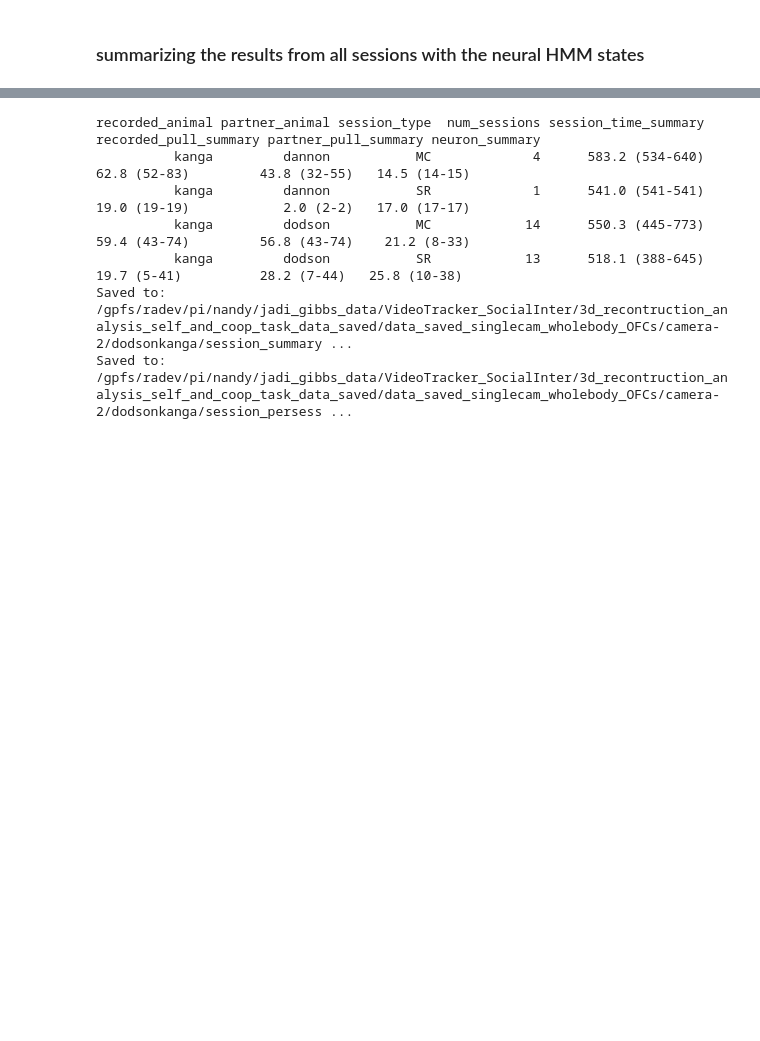
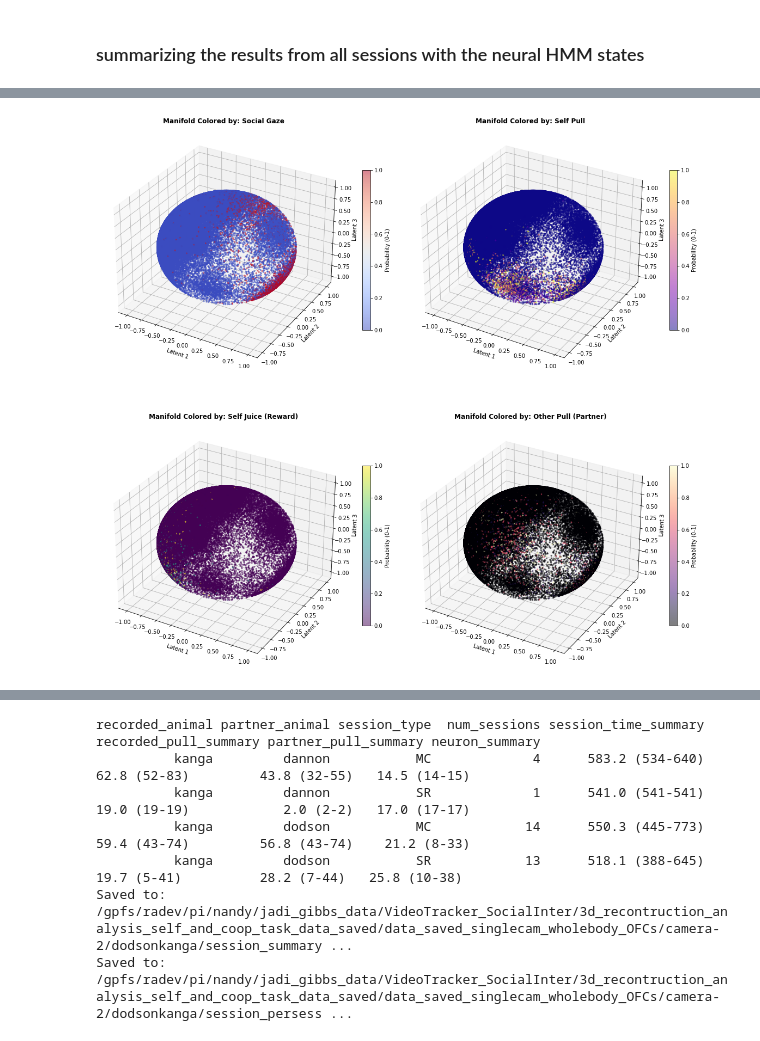
Before and after one commit to wilburshi/analysis_code_all_task_coditions, a Jupyter notebook: 3d_recontruction_analysis_self_and_coop_task_neural_analysis_OFC_focus/basic_neural_analysis_allsessions_basicEvents_PCA_makeBhvNeuronVideos_withBhvGLMfittings.ipynb, the cells around one changed output, grey strips where cells are left out. Saved outputs shown, nothing was run; the diff lists cells and outputs as text; code cells hidden in the pictures; blank space fills up the shorter version.

Commit message:
Use cebra to align neural activities to bhv, and then run hmm on the cebra latents

```diff
--- a/3d_recontruction_analysis_self_and_coop_task_neural_analysis_OFC_focus/basic_neural_analysis_allsessions_basicEvents_PCA_makeBhvNeuronVideos_withBhvGLMfittings.ipynb
+++ b/3d_recontruction_analysis_self_and_coop_task_neural_analysis_OFC_focus/basic_neural_analysis_allsessions_basicEvents_PCA_makeBhvNeuronVideos_withBhvGLMfittings.ipynb
@@ -3572,0 +3794,86 @@ if 0:
+# %%
+# do the plotting
+
+do_plot = 0
+
+# 3. Project the neural data into the new Common 3D Space
+aligned_neural_spaces = []
+
+# Loop through each session and explicitly tell CEBRA which encoder (session_id) to use
+for i, session_data in enumerate(multisessions_neural_data):
+    # Transform each session using its specific, corresponding encoder
+    projected_session = cebra_model.transform(session_data, session_id=i)
+    aligned_neural_spaces.append(projected_session)
+
+# 4. Concatenate everything to plot the global manifold
+all_days_3D = np.vstack(aligned_neural_spaces)
+all_days_bhv = np.vstack(multisessions_bhv_data)
+
+# Extract the 4 behavioral variables for coloring based on their index in behavior_vars
+gaze_color = all_days_bhv[:, 0]
+selfpull_color = all_days_bhv[:, 1]
+selfjuice_color = all_days_bhv[:, 2]
+otherpull_color = all_days_bhv[:, 3]
+
+if do_plot:
+    # Create a large square figure to hold a 2x2 grid of 3D subplots
+    fig = plt.figure(figsize=(16, 16))
+
+    # --- PLOT 1: SOCIAL GAZE ---
+    ax1 = fig.add_subplot(221, projection='3d')
+    sc1 = ax1.scatter(
+        all_days_3D[:, 0], all_days_3D[:, 1], all_days_3D[:, 2],
+        c=gaze_color, cmap='coolwarm', s=5, alpha=0.5
+    )
+    ax1.set_title("Manifold Colored by: Social Gaze", fontweight='bold')
+    ax1.set_xlabel("Latent 1")
+    ax1.set_ylabel("Latent 2")
+    ax1.set_zlabel("Latent 3")
+    plt.colorbar(sc1, ax=ax1, shrink=0.5, label="Probability (0-1)")
+
+    # --- PLOT 2: SELF PULL ---
+    ax2 = fig.add_subplot(222, projection='3d')
+    sc2 = ax2.scatter(
+        all_days_3D[:, 0], all_days_3D[:, 1], all_days_3D[:, 2],
+        c=selfpull_color, cmap='plasma', s=5, alpha=0.5
+    )
+    ax2.set_title("Manifold Colored by: Self Pull", fontweight='bold')
+    ax2.set_xlabel("Latent 1")
+    ax2.set_ylabel("Latent 2")
+    ax2.set_zlabel("Latent 3")
+    plt.colorbar(sc2, ax=ax2, shrink=0.5, label="Probability (0-1)")
+
+    # --- PLOT 3: SELF JUICE (REWARD) ---
+    ax3 = fig.add_subplot(223, projection='3d')
+    sc3 = ax3.scatter(
+        all_days_3D[:, 0], all_days_3D[:, 1], all_days_3D[:, 2],
+        c=selfjuice_color, cmap='viridis', s=5, alpha=0.5
+    )
+    ax3.set_title("Manifold Colored by: Self Juice (Reward)", fontweight='bold')
+    ax3.set_xlabel("Latent 1")
+    ax3.set_ylabel("Latent 2")
+    ax3.set_zlabel("Latent 3")
+    plt.colorbar(sc3, ax=ax3, shrink=0.5, label="Probability (0-1)")
+
+    # --- PLOT 4: OTHER PULL (PARTNER ACTION) ---
+    ax4 = fig.add_subplot(224, projection='3d')
+    sc4 = ax4.scatter(
+        all_days_3D[:, 0], all_days_3D[:, 1], all_days_3D[:, 2],
+        c=otherpull_color, cmap='magma', s=5, alpha=0.5
+    )
+    ax4.set_title("Manifold Colored by: Other Pull (Partner)", fontweight='bold')
+    ax4.set_xlabel("Latent 1")
+    ax4.set_ylabel("Latent 2")
+    ax4.set_zlabel("Latent 3")
+    plt.colorbar(sc4, ax=ax4, shrink=0.5, label="Probability (0-1)")
+
+    plt.tight_layout()
+    plt.show()
+
+    # 6. Plot the Loss Curve
+    fig_loss, ax_loss = plt.subplots(figsize=(6, 4))
+    cebra.plot_loss(cebra_model, ax=ax_loss)
+    ax_loss.set_title("Training Loss")
+    plt.show()
+# %% [output]
+[figure, added]
```
Also changed, not shown: parts of 24 cells of this notebook.
